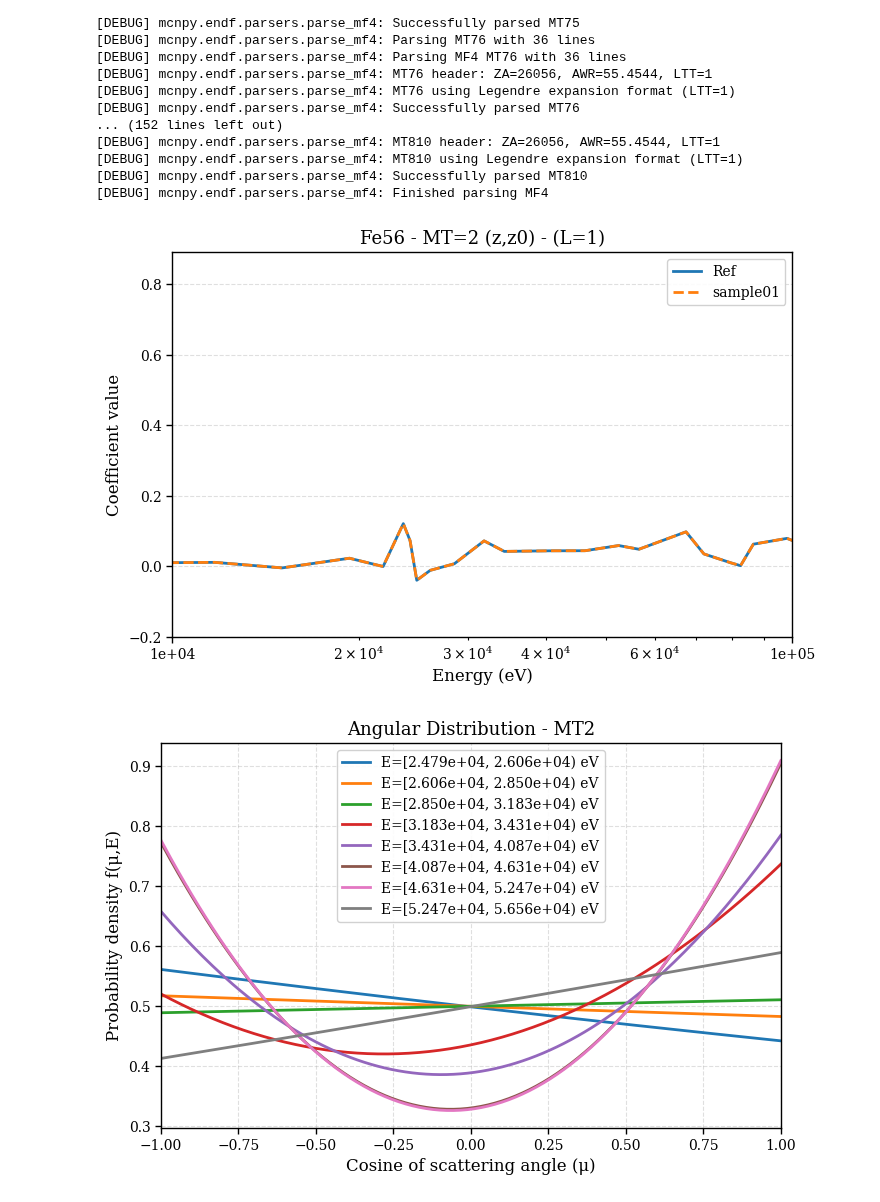
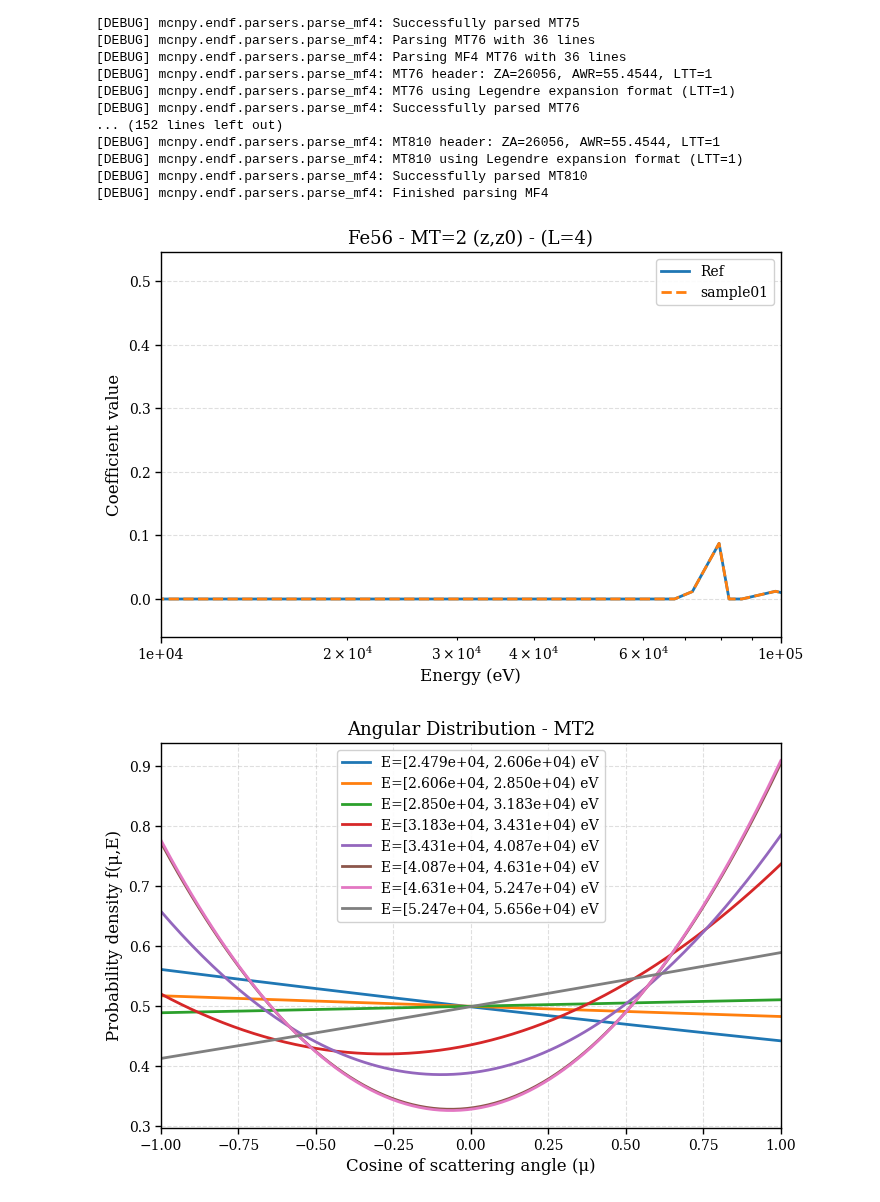
Before and after one commit to monleon96/kika, a Jupyter notebook: mcnpy/endf/classes/mf4/test_plot.ipynb, the cells around one changed output. Drawn from its saved outputs; the diff is of its cells as text; code cells hidden in the pictures.

```diff
--- a/mcnpy/endf/classes/mf4/test_plot.ipynb
+++ b/mcnpy/endf/classes/mf4/test_plot.ipynb
@@ -97,16 +97,16 @@ mf4mt2 = endf.mf[4].mt[2]
 # %%
 plot_legendre_coefficient_comparison(
     reference_endf = endf,
     comparison_endfs = [endf01],
     mt = 2,
-    order = 1,
+    order = 4,
     energy_range= (10**4, 10**5),
     style = 'default',
     reference_label = 'Ref',
     comparison_labels = ['sample01'],
 )
 # %% [output]
-[figure, old version]
+[figure, new version]
 # %%
 plot_angular_distribution(mf4mt2, energy_indices=(8,15), data_type='legendre', style='default')
 # %% [output]
```
Also changed, not shown: 20 other files.
